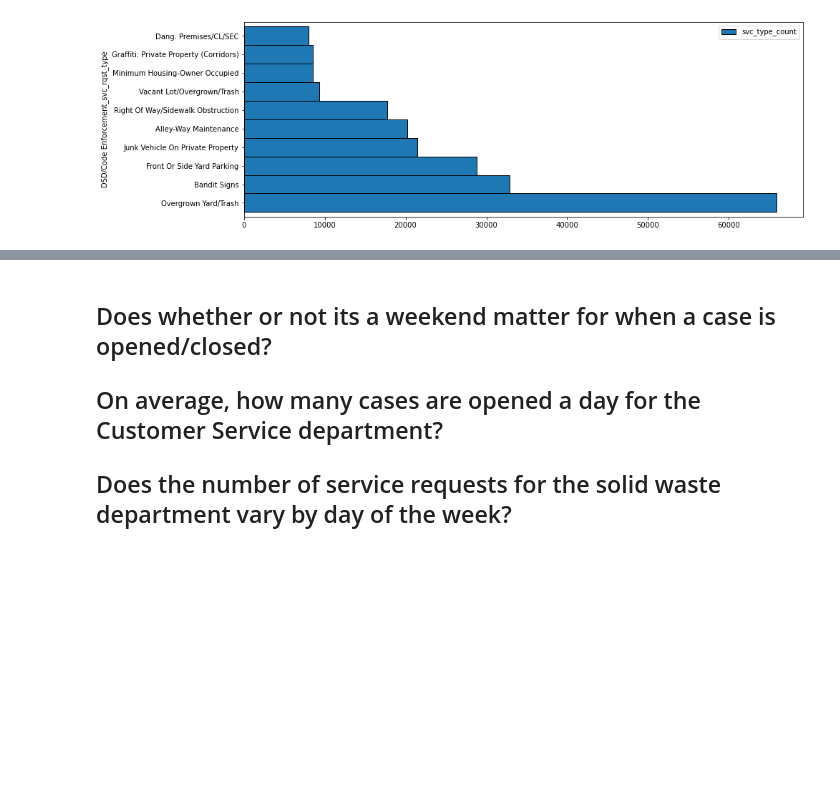
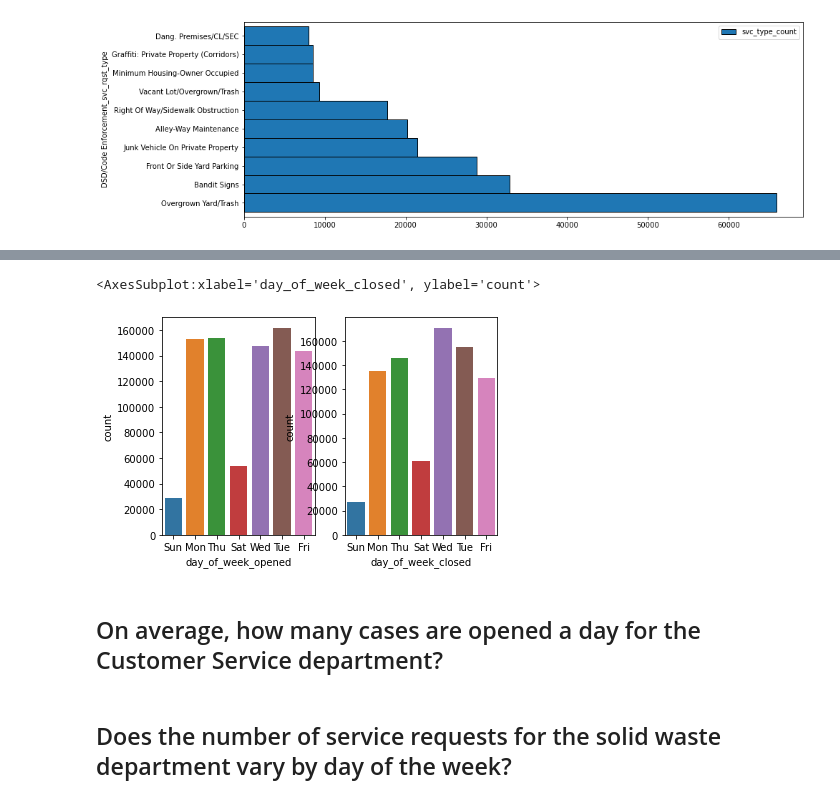
Before and after one commit to brianclements03/spark_exercises, a Jupyter notebook: explore.ipynb, the cells around one changed output, grey strips where cells are left out. Drawn from its saved outputs; the diff is of its cells as text; code cells hidden in the pictures; blank space fills up the shorter version.

Commit message:
another nifty graphic

```diff
--- a/explore.ipynb
+++ b/explore.ipynb
@@ -356,0 +371,3 @@ for dept in dept_list:
+# %%
+df = df.withColumn('day_of_week_opened', date_format(col('case_opened_date'),'E')).withColumn('day_of_week_closed', date_format(col('case_closed_date'),'E'))
+# integer data types
@@ -356,0 +433,11 @@ for dept in dept_list:
+# %%
+opened = (
+df.groupBy('day_of_week_opened')
+    .count()
+    .toPandas().set_index('day_of_week_opened')
+)
+closed =(
+df.groupBy('day_of_week_closed')
+    .count()
+    .toPandas().set_index('day_of_week_closed')
+)
@@ -357,4 +456,11 @@ for dept in dept_list:
+# %%
+f, axes = plt.subplots(1, 2)
+sns.barplot(  y="count", x= opened.index, data=opened,  orient='v' , ax=axes[0])
+sns.barplot(  y="count", x= closed.index, data=closed,  orient='v' , ax=axes[1])
+# %% [output]
+<AxesSubplot:xlabel='day_of_week_closed', ylabel='count'>
+[figure, added]
+# %% [markdown]
+## On average, how many cases are opened a day for the Customer Service department?
 # %% [markdown]
-## Does whether or not its a weekend matter for when a case is opened/closed?
-## On average, how many cases are opened a day for the Customer Service department?
 ## Does the number of service requests for the solid waste department vary by day of the week?
```
Also changed, not shown: parts of 8 cells of this notebook.
